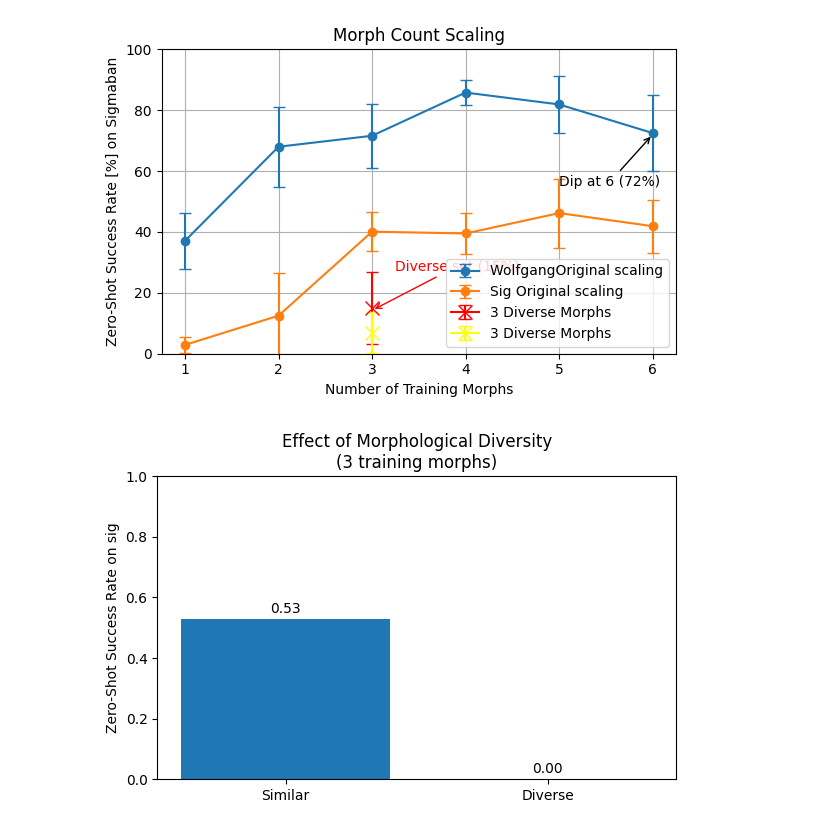
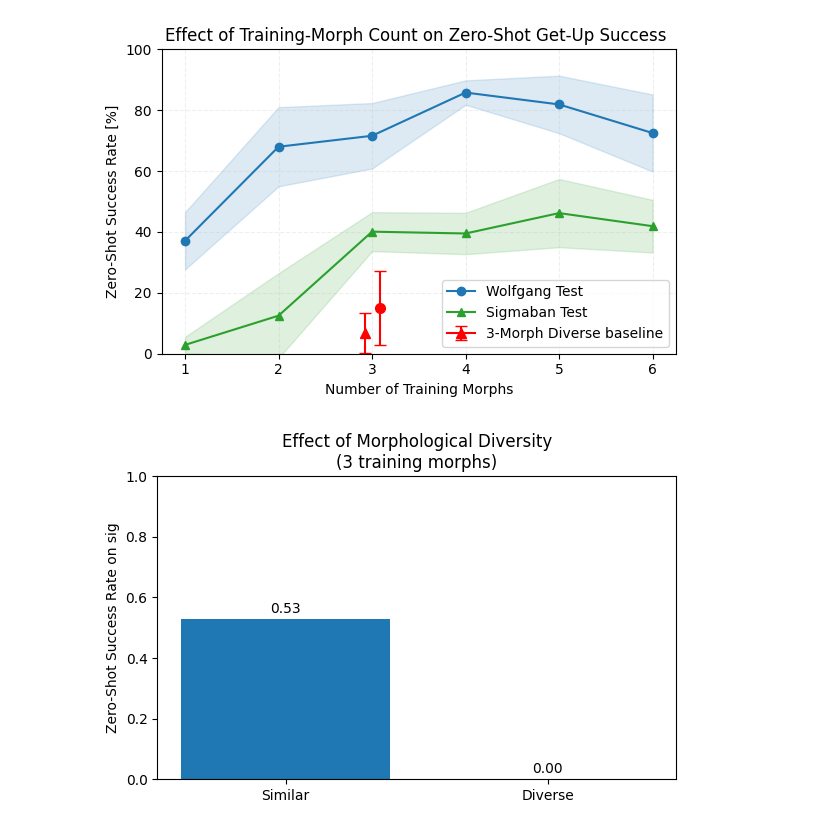
Before and after one commit to utra-robosoccer/unified-humanoid-getup, a Jupyter notebook: frasa_env/plots.ipynb, the cells around one changed output. Saved outputs shown, nothing was run; the diff lists cells and outputs as text; code cells hidden in the pictures.

Commit message:
updated plots

```diff
--- a/frasa_env/plots.ipynb
+++ b/frasa_env/plots.ipynb
@@ -184,10 +137,10 @@ plt.setp(ax.get_xticklabels(), rotation=45, ha="center")
 for i in range(len(robots)):
     for j in range(len(robots)):
         if int(loo_data[i,j,2]) == 0:
-            ax.text(j, i, f"{loo_data[i,j,0]:.0f}±{loo_data[i,j,2]:.1f}", ha="center", va="center",
+            ax.text(j, i, f"{loo_data[i,j,0]:.0f}", ha="center", va="center",
                 color="w" if loo_data[i,j,0] < 50 else "black")#, fontsize=8)
         else:
-            ax.text(j, i, f"{loo_data[i,j,0]:.0f}±{loo_data[i,j,2]:.0f}", ha="center", va="center",
+            ax.text(j, i, f"{loo_data[i,j,0]:.0f}", ha="center", va="center",
                     color="w" if loo_data[i,j,0] < 50 else "black")#, fontsize=8)
 
 
@@ -221,9 +174,9 @@ ax.set_title("Leave-One-Out Get-Up Success Rates")
 fig.colorbar(cax, label="Success Rate [%]")
 plt.tight_layout()
 plt.show()
-fig.savefig(
-    'heatmap3.png',
-    dpi=600,
-    bbox_inches='tight'
-)
+# fig.savefig(
+#     'heatmap3.png',
+#     dpi=600,
+#     bbox_inches='tight'
+# )
 # %% [output]
@@ -416,51 +389,54 @@ success_rates= np.delete(success_rates,3)
 yerr   = (bb_morph_data[:,-2]   - bb_morph_data[:,-3])   / 2
 yerr_diverse = yerr[3]
 
 yerr = np.delete(yerr,3)
 # yerr = np.delete(yerr,1)
 
 sig_success_rates = sig_morph_data[:,0].copy()
 sig_diverse_success = sig_success_rates[3]
 sig_success_rates= np.delete(sig_success_rates,3)
 # sig_success_rates= np.delete(sig_success_rates,2)
 sig_yerr   = (sig_morph_data[:,-2]   - sig_morph_data[:,-3])   / 2
 sig_yerr_diverse = sig_yerr[3]
-
 sig_yerr = np.delete(sig_yerr,3)
 fig, ax = plt.subplots(figsize=(6, 4))
 
 # Plot base scaling curve
-ax.errorbar(training_counts, success_rates, yerr=yerr, capsize=4, marker='o', label='WolfgangOriginal scaling')
-ax.errorbar( training_counts, sig_success_rates, yerr=sig_yerr, capsize=4, marker='o', label='Sig Original scaling')
+# ax.errorbar(training_counts, success_rates, yerr=yerr, capsize=4, marker='o', label='Wolfgang Test')
+# ax.errorbar( training_counts, sig_success_rates, yerr=sig_yerr, capsize=4, marker='s', label='Sigmaban Test')
+ax.plot(training_counts, success_rates, marker='o', label='Wolfgang Test', color='#1f77b4')
+ax.plot( training_counts, sig_success_rates,  marker='^', label='Sigmaban Test', color='#2ca02c')
+ax.fill_between(training_counts, sig_success_rates-sig_yerr, sig_success_rates+sig_yerr, color='#2ca02c', alpha=0.15 ,zorder=0)
+ax.fill_between(training_counts, success_rates-yerr, success_rates+yerr, color='#1f77b4', alpha=0.15 ,zorder=0)
 # # Annotate the dip at 5 morphs
-ax.annotate('Dip at 6 (72%)', xy=(6, 72), xytext=(5, 55),
-            arrowprops=dict(arrowstyle='->'))
+# ax.annotate('Dip at 6 (72%)', xy=(6, 72), xytext=(4.75, 60),
+#             arrowprops=dict(arrowstyle='->'))
 
 # Add diverse-only marker at 3 morphs
-ax.errorbar([3], [diverse_success], yerr=yerr_diverse, capsize=4, color='red', marker='x', ms=10, label='3 Diverse Morphs')
-ax.errorbar([3], [sig_diverse_success], yerr=sig_yerr_diverse, capsize=4, color='yellow', marker='x', ms=10, label='3 Diverse Morphs')
+ax.errorbar([3.08], [diverse_success], yerr=yerr_diverse, capsize=4, color='red', marker='o', ms=7,)
+ax.errorbar([3-0.08], [sig_diverse_success], yerr=sig_yerr_diverse, capsize=4, color='red', marker='^', ms=7, label='3-Morph Diverse baseline')
 
-ax.annotate('Diverse set (15%)', xy=(3, 14.25), xytext=(3.25, 27.5),
-            arrowprops=dict(arrowstyle='->', color='red'), color='red')
+# ax.annotate('Diverse set (15%)', xy=(3, 14.25), xytext=(3.25, 27.5),
+#             arrowprops=dict(arrowstyle='->', color='red'), color='red')
 
 # Formatting
 ax.set_xticks(training_counts)
 ax.set_xlabel('Number of Training Morphs')
-ax.set_ylabel('Zero-Shot Success Rate [%] on Sigmaban')
-ax.set_title('Morph Count Scaling')
+ax.set_ylabel('Zero-Shot Success Rate [%]')
+ax.set_title('Effect of Training-Morph Count on Zero-Shot Get-Up Success ')
 ax.set_ylim(0, 100)
-ax.grid(True)
+ax.grid(alpha=0.2, linestyle='--', zorder=0)
 ax.legend(loc='lower right')
 
 plt.tight_layout()
 plt.show()
-fig.savefig(
-    'morph.png',
-    dpi=600,
-    bbox_inches='tight'
-)
+# fig.savefig(
+#     'morph.png',
+#     dpi=600,
+#     bbox_inches='tight'
+# )
 # %% [output]
-[figure, old version]
+[figure, new version]
 # %%
 # Data for Similar vs. Diverse Morph experiment
 conditions = ["Similar", "Diverse"]
```
Also changed, not shown: parts of 8 cells of this notebook, 8 other files.
